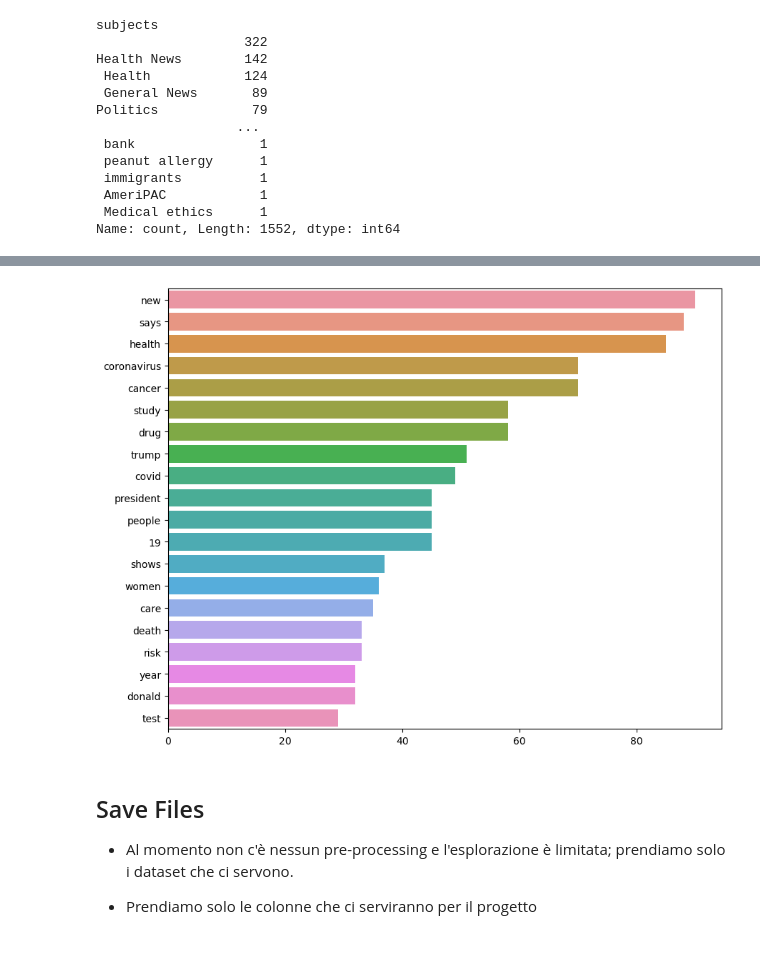
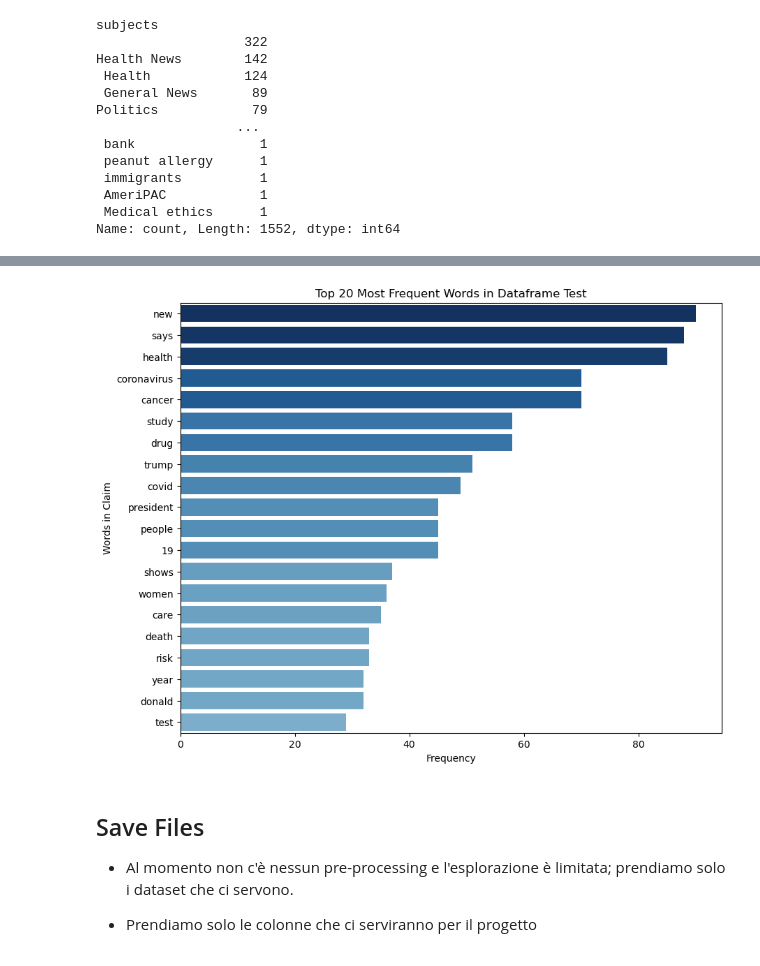
Before and after one commit to SimoneFarallo/integrating_knowledge_with_natural_language_processing_for_enhanced_fact-checking, a Jupyter notebook: 1.EDA_Preprocessing.ipynb, the cells around one changed output, grey strips where cells are left out. Saved outputs shown, nothing was run; the diff lists cells and outputs as text; code cells hidden in the pictures.

```diff
--- a/1.EDA_Preprocessing.ipynb
+++ b/1.EDA_Preprocessing.ipynb
@@ -251,17 +313,26 @@ knowledge_base
 # %%
-# Estrazione delle parole più frequenti senza filtrare per label
-def plot_top_words(text_data, n=20):
+def plot_top_words(text_data, n=20, base_color='blue'):
     vec = CountVectorizer(stop_words='english').fit(text_data)
     bag_of_words = vec.transform(text_data)
     sum_words = bag_of_words.sum(axis=0)
     words_freq = [(word, sum_words[0, idx]) for word, idx in vec.vocabulary_.items()]
     words_freq = sorted(words_freq, key=lambda x: x[1], reverse=True)[:n]
     words, freqs = zip(*words_freq)
-    plt.figure(figsize=(10,8))
-    sns.barplot(x=list(freqs), y=list(words))  # Utilizzo di x e y esplicitamente
+
+    # Normalizzazione delle frequenze per l'intensità del colore
+    norm_freqs = np.array(freqs) / max(freqs)
+
+    # Generazione di colori sfumati in base alla frequenza
+    colors = [plt.get_cmap('Blues')(intensity) for intensity in norm_freqs * 0.75 + 0.25]  # Assicura una certa intensità minima
+
+    plt.figure(figsize=(10, 8))
+    sns.barplot(x=list(freqs), y=list(words), palette=colors)  # Utilizzo di 'palette' al posto di 'color'
+    plt.title('Top 20 Most Frequent Words in Knowledge Base')
+    plt.xlabel('Frequency')
+    plt.ylabel('Words in Claim')
     plt.show()
 
-# Applica la funzione a tutte le 'Claim' nel dataset
+# Applica la funzione a tutte le 'Claim' nel dataset, con sfumatura basata sulla frequenza
 all_claims = knowledge_base['claim']
-plot_top_words(all_claims)
+plot_top_words(all_claims, base_color='blue')  # 'base_color' non è più necessario ma mantenuto per coerenza
 # %% [output]
@@ -337,21 +438,30 @@ Name: count, Length: 1552, dtype: int64
 # %%
-# Estrazione delle parole più frequenti senza filtrare per label
-def plot_top_words(text_data, n=20):
+def plot_top_words(text_data, n=20, base_color='blue'):
     vec = CountVectorizer(stop_words='english').fit(text_data)
     bag_of_words = vec.transform(text_data)
     sum_words = bag_of_words.sum(axis=0)
     words_freq = [(word, sum_words[0, idx]) for word, idx in vec.vocabulary_.items()]
     words_freq = sorted(words_freq, key=lambda x: x[1], reverse=True)[:n]
     words, freqs = zip(*words_freq)
-    plt.figure(figsize=(10,8))
-    sns.barplot(x=list(freqs), y=list(words))  # Utilizzo di x e y esplicitamente
+
+    # Normalizzazione delle frequenze per l'intensità del colore
+    norm_freqs = np.array(freqs) / max(freqs)
+
+    # Generazione di colori sfumati in base alla frequenza
+    colors = [plt.get_cmap('Blues')(intensity) for intensity in norm_freqs * 0.75 + 0.25]  # Assicura una certa intensità minima
+
+    plt.figure(figsize=(10, 8))
+    sns.barplot(x=list(freqs), y=list(words), palette=colors)  # Utilizzo di 'palette' al posto di 'color'
+    plt.title('Top 20 Most Frequent Words in Dataframe Test')
+    plt.xlabel('Frequency')
+    plt.ylabel('Words in Claim')
     plt.show()
 
-# Applica la funzione a tutte le 'Claim' nel dataset
+# Applica la funzione a tutte le 'Claim' nel dataset, con sfumatura basata sulla frequenza
 all_claims = df_test['claim']
-plot_top_words(all_claims)
+plot_top_words(all_claims, base_color='blue')  # 'base_color' non è più necessario ma mantenuto per coerenza
 # %% [output]
-[figure, old version]
+[figure, new version]
 # %% [markdown]
 ## Save Files
 
```
Also changed, not shown: parts of 15 cells of this notebook, 1 other file.
